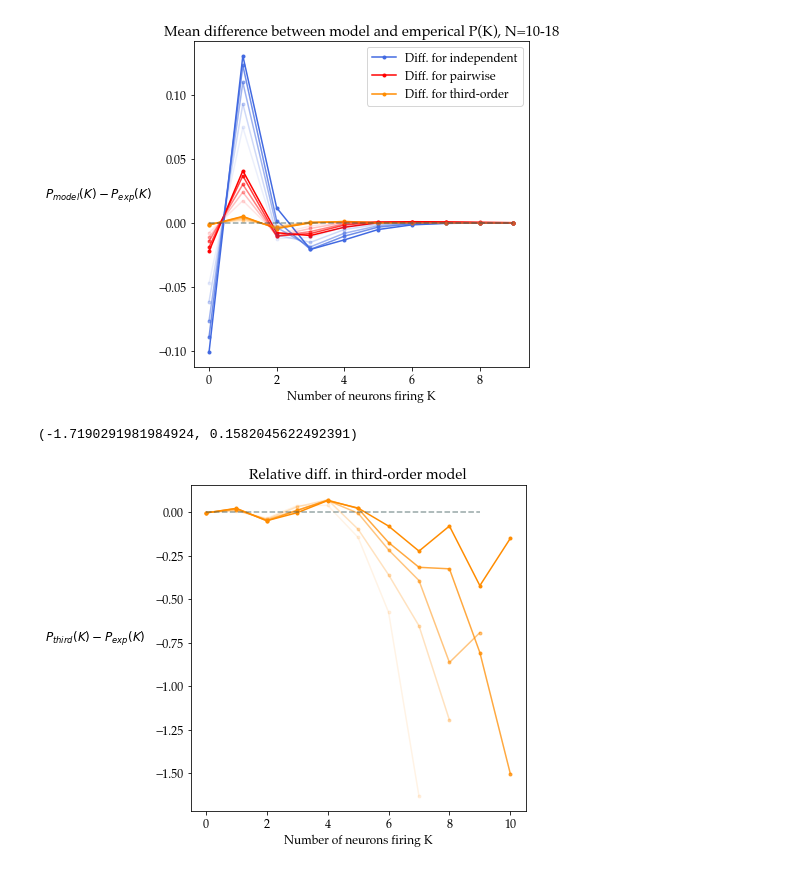
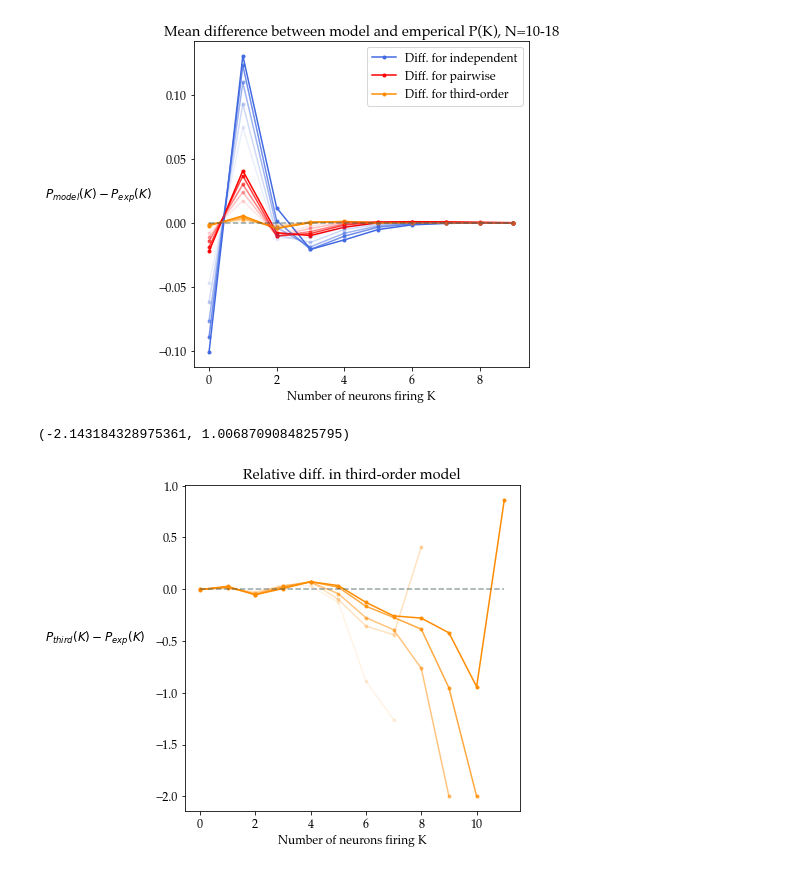
Before and after one commit to abramschon/maxent, a Jupyter notebook: notebooks/correlations.ipynb, the cells around one changed output. Cells and saved outputs as stored; diff of their text form; code cells hidden in the pictures.

```diff
--- a/notebooks/correlations.ipynb
+++ b/notebooks/correlations.ipynb
@@ -213,11 +222,19 @@ We go from 10 to 25 and plot the difference between the experimental data and th
 # %%
-def load_pks(N, third=False):
+def load_pks(N, third=False,limit_shape=True):
     pks = np.loadtxt(f"../results/correlations/stimulus_{N}_pks.csv", delimiter=",", dtype=float)
     ind_pks = np.loadtxt(f"../results/correlations/stimulus_{N}_ind_pks.csv", delimiter=",", dtype=float)
     ising_pks = np.loadtxt(f"../results/correlations/stimulus_{N}_ising_pks.csv", delimiter=",", dtype=float)
+    if limit_shape:
+        min_shape = np.min( [pks.shape[1], ind_pks.shape[1], ising_pks.shape[1]] )
+        pks = pks[:,:min_shape]
+        ind_pks = ind_pks[:,:min_shape]
+        ising_pks = ising_pks[:,:min_shape]
+
     if third:
         third_pks = np.loadtxt(f"../results/correlations/stimulus_{N}_third_pks.csv", delimiter=",", dtype=float)
+        if limit_shape:
+            third_pks = third_pks[:,:min_shape]
         return pks, ind_pks, ising_pks, third_pks
     return pks, ind_pks, ising_pks
 # %%
-pks, ind_pks, ising_pks = load_pks(40)
+pks, ind_pks, ising_pks = load_pks(10)
@@ -474,24 +495,23 @@ plt.show()
 # %%
 Ns = np.arange(10,19,2)
 plt.figure(figsize=(6,6))
-up_to = 12
 
 for N in Ns[-1::-1]:
-    pks, indep_pks, ising_pks, third_pks = load_pks(N,True)
-    rel_diffs, cutoff = get_relative_diffs(pks[:up_to], third_pks[:up_to])
+    pks, indep_pks, ising_pks, third_pks = load_pks(N,True,False)
+    rel_diffs, cutoff = get_relative_diffs(pks, third_pks)
     # when this is positive, model over predicts and negative - under-predicts
     alpha =  np.max( [ (N - np.min(Ns))/(np.max(Ns)-np.min(Ns) ), 0.1] )
     plt.plot(np.arange(cutoff),rel_diffs,'.-',color="darkorange", alpha=alpha)
     plt.xlabel("Number of neurons firing K")
     plt.ylabel("$P_{third}(K)-P_{exp}(K)$",rotation=0,labelpad=60)
     plt.title(f"Relative diff. in third-order model")
 print(plt.ylim())
 top_x = round(plt.xlim()[1])
 plt.plot(np.arange(top_x), np.zeros(top_x),"--",color="darkslategrey",alpha=0.5)
 plt.show()
 # %% [output]
-(-1.7190291981984924, 0.1582045622492391)
+(-2.143184328975361, 1.0068709084825795)
-[figure, old version]
+[figure, new version]
 # %%
 trunc = 15 # truncate the Ks at this number
 
```
Also changed, not shown: parts of 14 cells of this notebook, 28 other files.
